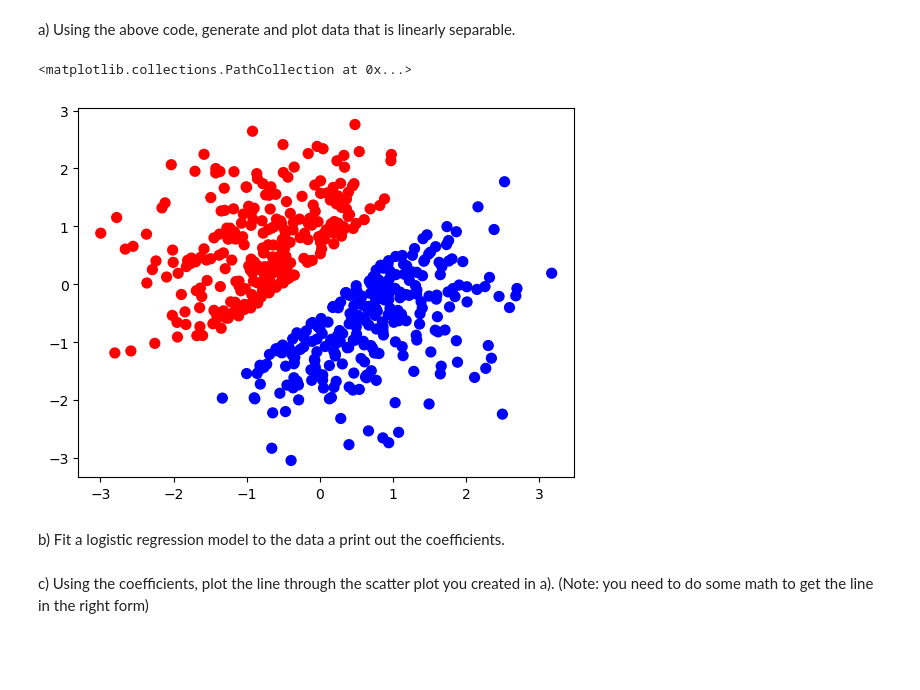
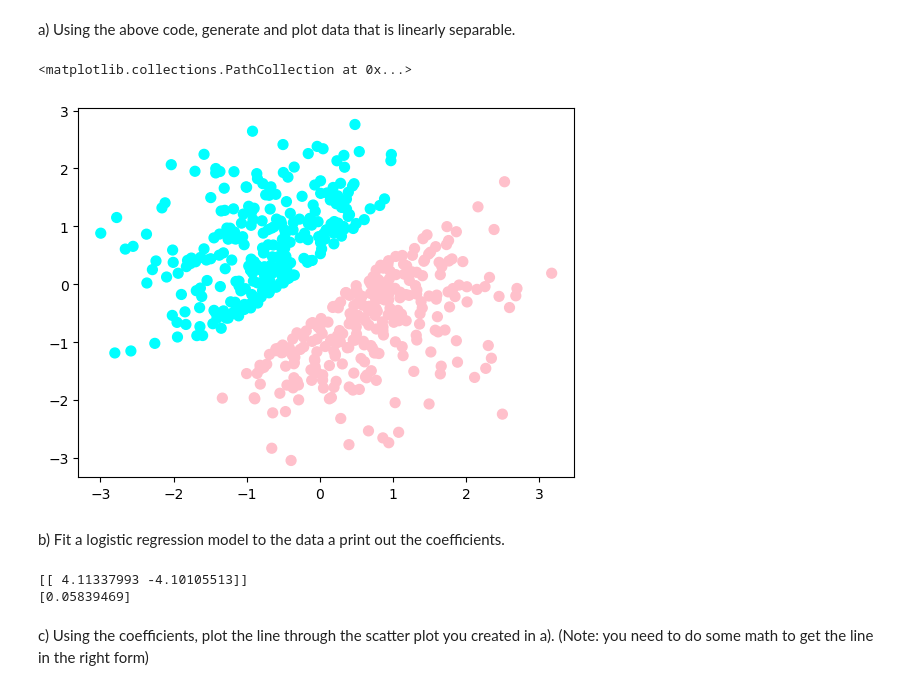
Before and after one commit to HaoxuanSUN/CS506-Data-Science-Tools-and-Applications, a Jupyter notebook: Worksheet/worksheet_16.ipynb, the cells around one changed output. Drawn from its saved outputs; the diff is of its cells as text; code cells hidden in the pictures; blank space fills up the shorter version.

```diff
--- a/Worksheet/worksheet_16.ipynb
+++ b/Worksheet/worksheet_16.ipynb
@@ -48,16 +48,21 @@ a) Using the above code, generate and plot data that is linearly separable.
 # %%
 X, Y = generate_line_data()
 fig, ax = plt.subplots()
-cs = np.array(['red', 'blue'])
+cs = np.array(['cyan', 'pink'])
 ax.scatter(X[:, 0], X[:, 1], color = cs[Y].tolist(), s=50, cmap='autumn')
 # %% [output]
 <matplotlib.collections.PathCollection at 0x...>
-[figure, old version]
+[figure, new version]
 # %% [markdown]
 b) Fit a logistic regression model to the data a print out the coefficients.
 # %%
 model = LogisticRegression().fit(X, Y)
-model.coef_
-model.intercept_
+print(model.coef_)
+print(model.intercept_)
+beta = model.coef_
+intercept = model.intercept_
+# %% [output]
+[[ 4.11337993 -4.10105513]]
+[0.05839469]
 # %% [markdown]
 c) Using the coefficients, plot the line through the scatter plot you created in a). (Note: you need to do some math to get the line in the right form)
```
Also changed, not shown: parts of 8 cells of this notebook.
